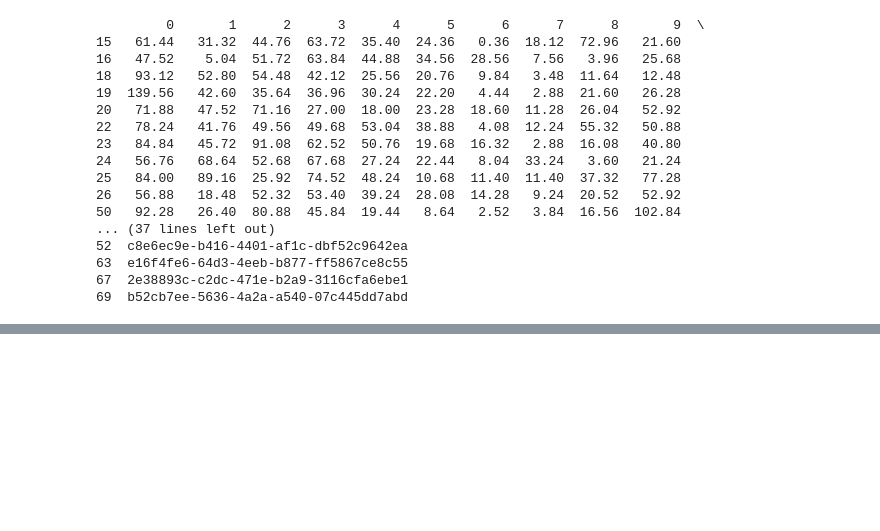
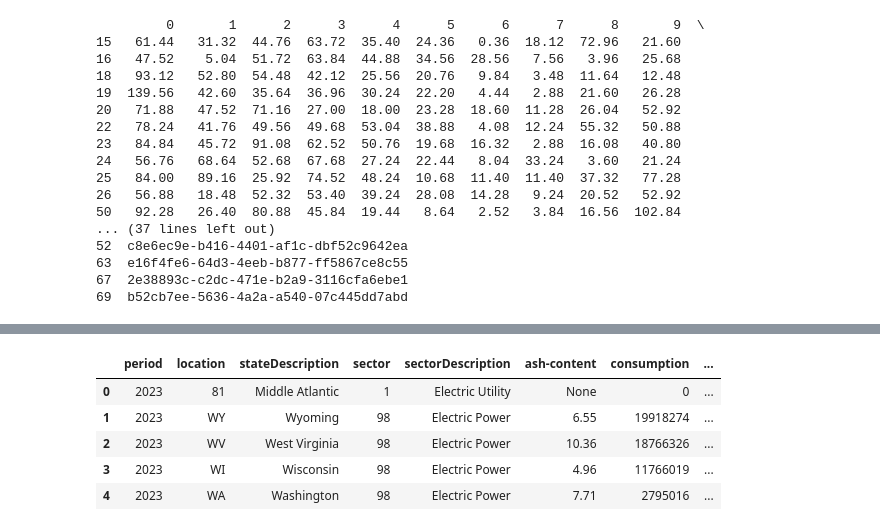
Before and after one commit to sadiq937/Shaik_DM, a Jupyter notebook: PS3.ipynb, the cells around one changed output, grey strips where cells are left out. Saved outputs shown, nothing was run; the diff lists cells and outputs as text; code cells hidden in the pictures; blank space fills up the shorter version.

```diff
--- a/PS3.ipynb
+++ b/PS3.ipynb
@@ -111,0 +122,45 @@ else:
+# %%
+#  Coal Consumption & Quantiy Dataset
+API_KEY = "BvEJYVgRhbp4HL9eiVfRQWbYP02QjHgMB5w9wKQh"
+API_URL = "https://api.eia.gov/v2/coal/consumption-and-quality/data/"
+
+params = {
+    "api_key": API_KEY,
+    "frequency": "annual",
+    "data[0]": "ash-content",
+    "data[1]": "consumption",
+    "data[2]": "heat-content",
+    "data[3]": "price",
+    "data[4]": "sulfur-content",
+    "start": 2000,
+    "end": 2023,
+    "sort[0][column]": "period",
+    "sort[0][direction]": "desc",
+    "offset": 0,
+    "length": 5000,
+}
+
+try:
+    response = requests.get(API_URL, params=params)
+    response.raise_for_status()  # Raise HTTPError for bad responses (4xx or 5xx)
+
+    data = response.json()
+    coal_data = data["response"]["data"]
+
+    coal_df = pd.DataFrame(coal_data)
+
+except requests.exceptions.RequestException as e:
+    print(f"Error during API request: {e}")
+except KeyError as e:
+    print(f"Error parsing JSON: {e}")
+except ValueError as e:
+    print(f"Error converting data types: {e}")
+
+coal_df.head()
+# %% [output]
+|  | period | location | stateDescription | sector | sectorDescription | ash-content | consumption | ... |
+| 0 | 2023 | 81 | Middle Atlantic | 1 | Electric Utility | None | 0 | ... |
+| 1 | 2023 | WY | Wyoming | 98 | Electric Power | 6.55 | 19918274 | ... |
+| 2 | 2023 | WV | West Virginia | 98 | Electric Power | 10.36 | 18766326 | ... |
+| 3 | 2023 | WI | Wisconsin | 98 | Electric Power | 4.96 | 11766019 | ... |
+| 4 | 2023 | WA | Washington | 98 | Electric Power | 7.71 | 2795016 | ... |
```
Also changed, not shown: parts of 13 cells of this notebook.
